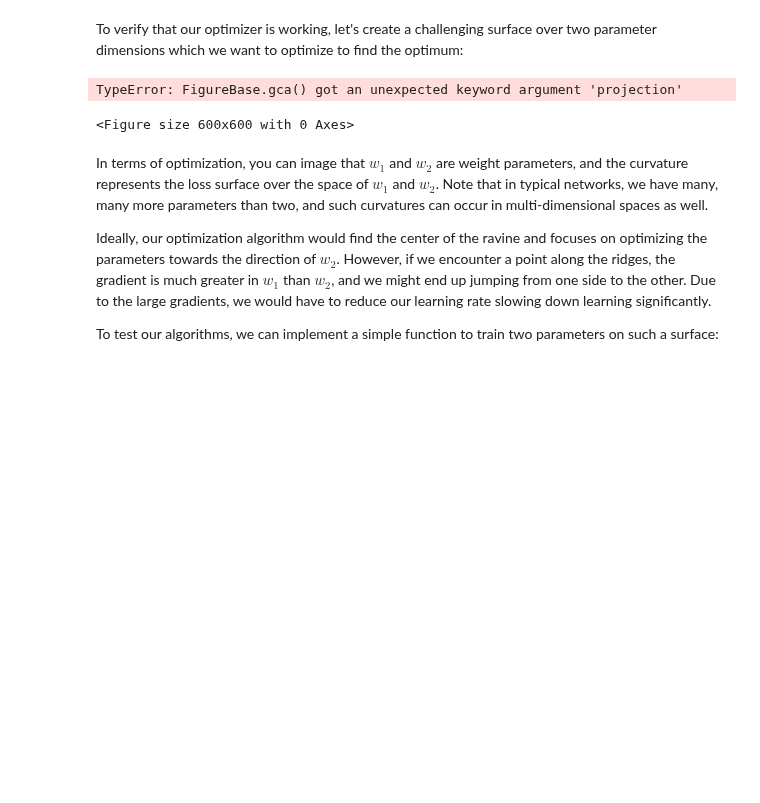
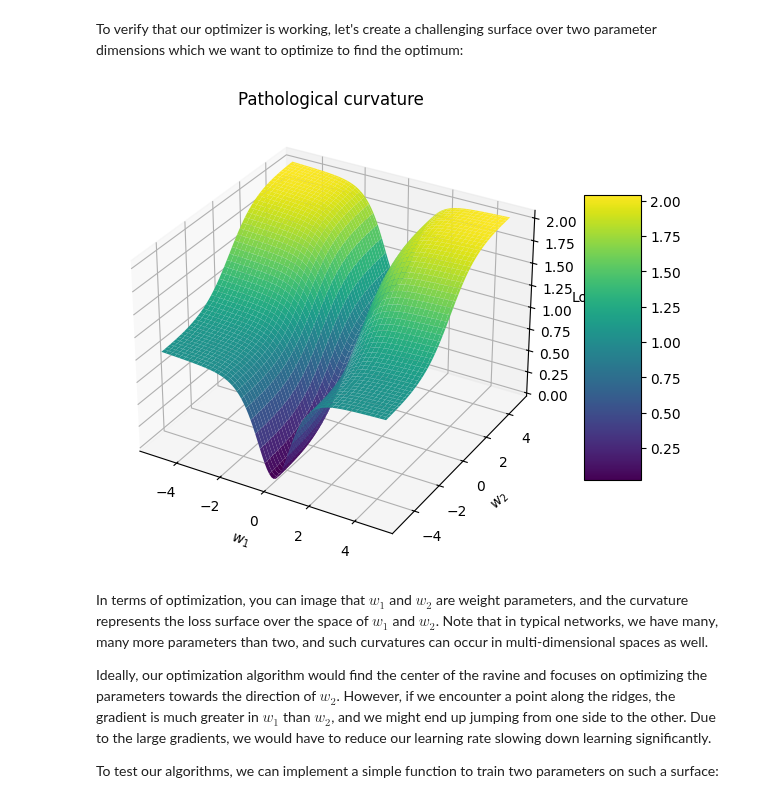
Before and after one commit to Ehsan-aghapour/asci_cbl_practicals, a Jupyter notebook: notebooks/1_MLPs.ipynb, the cells around one changed output. Drawn from its saved outputs; the diff is of its cells as text; code cells hidden in the pictures; blank space fills up the shorter version.

```diff
--- a/notebooks/1_MLPs.ipynb
+++ b/notebooks/1_MLPs.ipynb
@@ -240,33 +263,56 @@ def pathological_curve_loss(w1, w2):
     x2_loss = torch.sigmoid(w2)
     return x1_loss + x2_loss
 # %%
-def plot_curve(curve_fn, x_range=(-5,5), y_range=(-5,5), plot_3d=False, cmap=cm.viridis, title="Pathological curvature"):
+def plot_curve_0(curve_fn, x_range=(-5,5), y_range=(-5,5), plot_3d=False, cmap=cm.viridis, title="Pathological curvature"):
     fig = plt.figure(figsize=(6, 6))
     ax = fig.gca(projection='3d') if plot_3d else fig.gca()
 
     x = torch.arange(x_range[0], x_range[1], (x_range[1]-x_range[0])/100.)
     y = torch.arange(y_range[0], y_range[1], (y_range[1]-y_range[0])/100.)
     x, y = torch.meshgrid([x,y], indexing='ij')
     z = curve_fn(x, y)
     x, y, z = x.numpy(), y.numpy(), z.numpy()
 
     if plot_3d:
         ax.plot_surface(x, y, z, cmap=cmap, linewidth=1, color="#000", antialiased=False)
         ax.set_zlabel("loss")
     else:
         ax.imshow(z.T[::-1], cmap=cmap, extent=(x_range[0], x_range[1], y_range[0], y_range[1]))
     plt.title(title)
     ax.set_xlabel(r"$w_1$")
     ax.set_ylabel(r"$w_2$")
     plt.tight_layout()
     return ax
 
+def plot_curve(curve_fn, x_range=(-5, 5), y_range=(-5, 5), plot_3d=False, cmap=cm.viridis, title="Pathological curvature"):
+    fig = plt.figure(figsize=(6, 6))
+    # Use add_subplot instead of gca()
+    ax = fig.add_subplot(111, projection='3d') if plot_3d else fig.add_subplot(111)
+
+    x = torch.arange(x_range[0], x_range[1], (x_range[1] - x_range[0]) / 100.)
+    y = torch.arange(y_range[0], y_range[1], (y_range[1] - y_range[0]) / 100.)
+    x, y = torch.meshgrid([x, y], indexing='ij')
+    z = curve_fn(x, y)
+    x, y, z = x.numpy(), y.numpy(), z.numpy()
+
+    if plot_3d:
+        surf = ax.plot_surface(x, y, z, cmap=cmap, linewidth=0, antialiased=True)
+        ax.set_zlabel("Loss")
+        fig.colorbar(surf, ax=ax, shrink=0.5, aspect=5)
+    else:
+        ax.imshow(z.T[::-1], cmap=cmap, extent=(x_range[0], x_range[1], y_range[0], y_range[1]))
+
+    plt.title(title)
+    ax.set_xlabel(r"$w_1$")
+    ax.set_ylabel(r"$w_2$")
+    plt.tight_layout()
+    return ax
+
 sns.reset_orig()
 _ = plot_curve(pathological_curve_loss, plot_3d=True)
 plt.show()
 # %% [output]
-TypeError: FigureBase.gca() got an unexpected keyword argument 'projection'
-<Figure size 600x600 with 0 Axes>
+[figure, added]
 # %% [markdown]
 In terms of optimization, you can image that $w_1$ and $w_2$ are weight parameters, and the curvature represents the loss surface over the space of $w_1$ and $w_2$. Note that in typical networks, we have many, many more parameters than two, and such curvatures can occur in multi-dimensional spaces as well.
 
```
Also changed, not shown: parts of 13 cells of this notebook.
